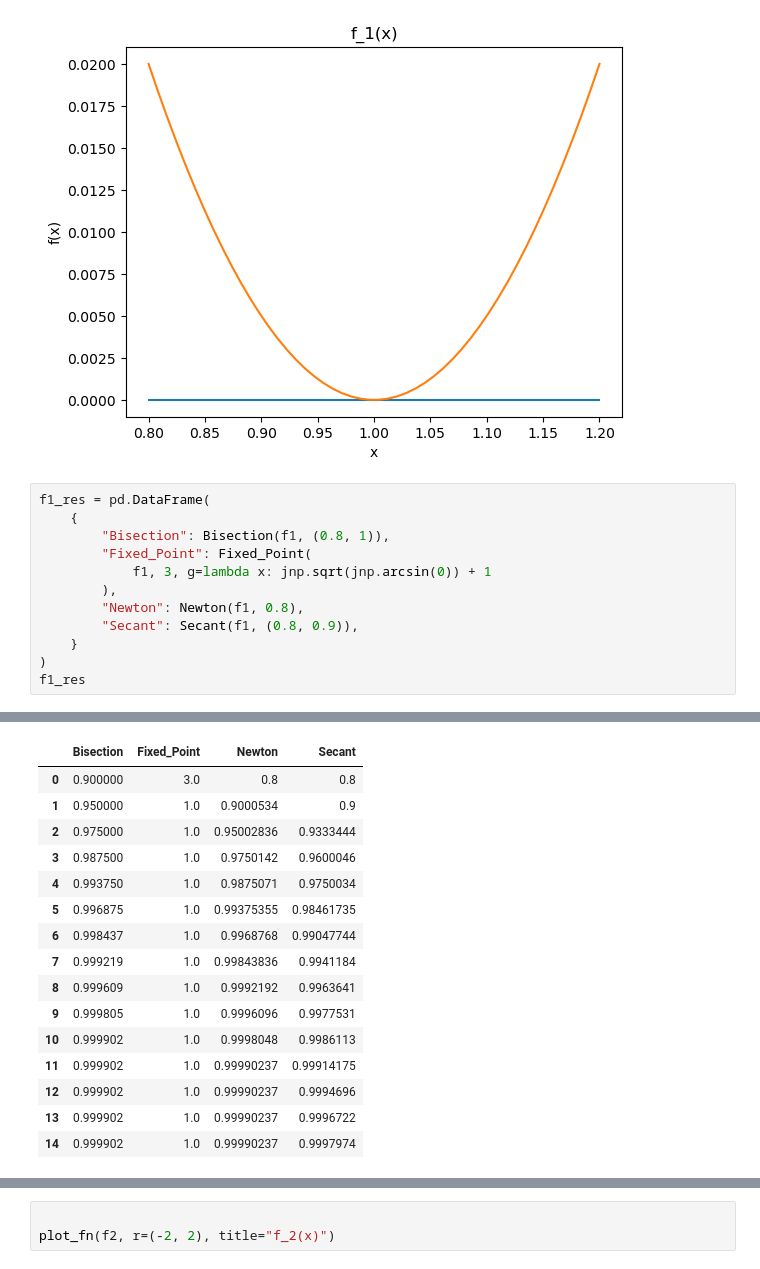
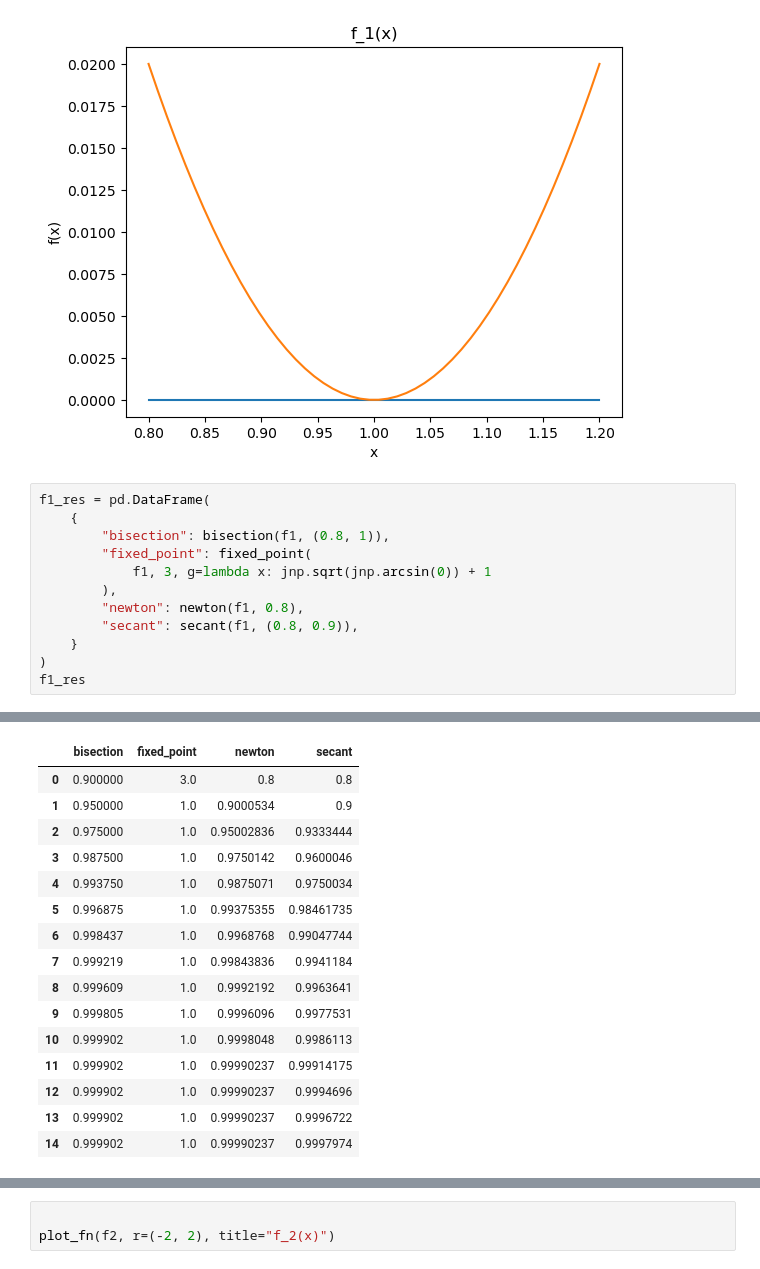
Before and after one commit to EYH0602/csnum, a Jupyter notebook: doc/report1.ipynb, the cells around one changed output, grey strips where cells are left out. Saved outputs shown, nothing was run; the diff lists cells and outputs as text.

```diff
--- a/doc/report1.ipynb
+++ b/doc/report1.ipynb
@@ -40,12 +40,12 @@ plot_fn(f1, r=(0.8, 1.2), title="f_1(x)")
 # %%
 f1_res = pd.DataFrame(
     {
-        "Bisection": Bisection(f1, (0.8, 1)),
-        "Fixed_Point": Fixed_Point(
+        "bisection": bisection(f1, (0.8, 1)),
+        "fixed_point": fixed_point(
             f1, 3, g=lambda x: jnp.sqrt(jnp.arcsin(0)) + 1
         ),
-        "Newton": Newton(f1, 0.8),
-        "Secant": Secant(f1, (0.8, 0.9)),
+        "newton": newton(f1, 0.8),
+        "secant": secant(f1, (0.8, 0.9)),
     }
 )
 f1_res
@@ -54,4 +54,4 @@ WARNING:root:Secant Method fail to converge in 15 iterations
-|  | Bisection | Fixed_Point | Newton | Secant |
+|  | bisection | fixed_point | newton | secant |
 | 0 | 0.900000 | 3.0 | 0.8 | 0.8 |
 | 1 | 0.950000 | 1.0 | 0.9000534 | 0.9 |
 | 2 | 0.975000 | 1.0 | 0.95002836 | 0.9333444 |
```
Also changed, not shown: parts of 6 cells of this notebook, 2 other files.
